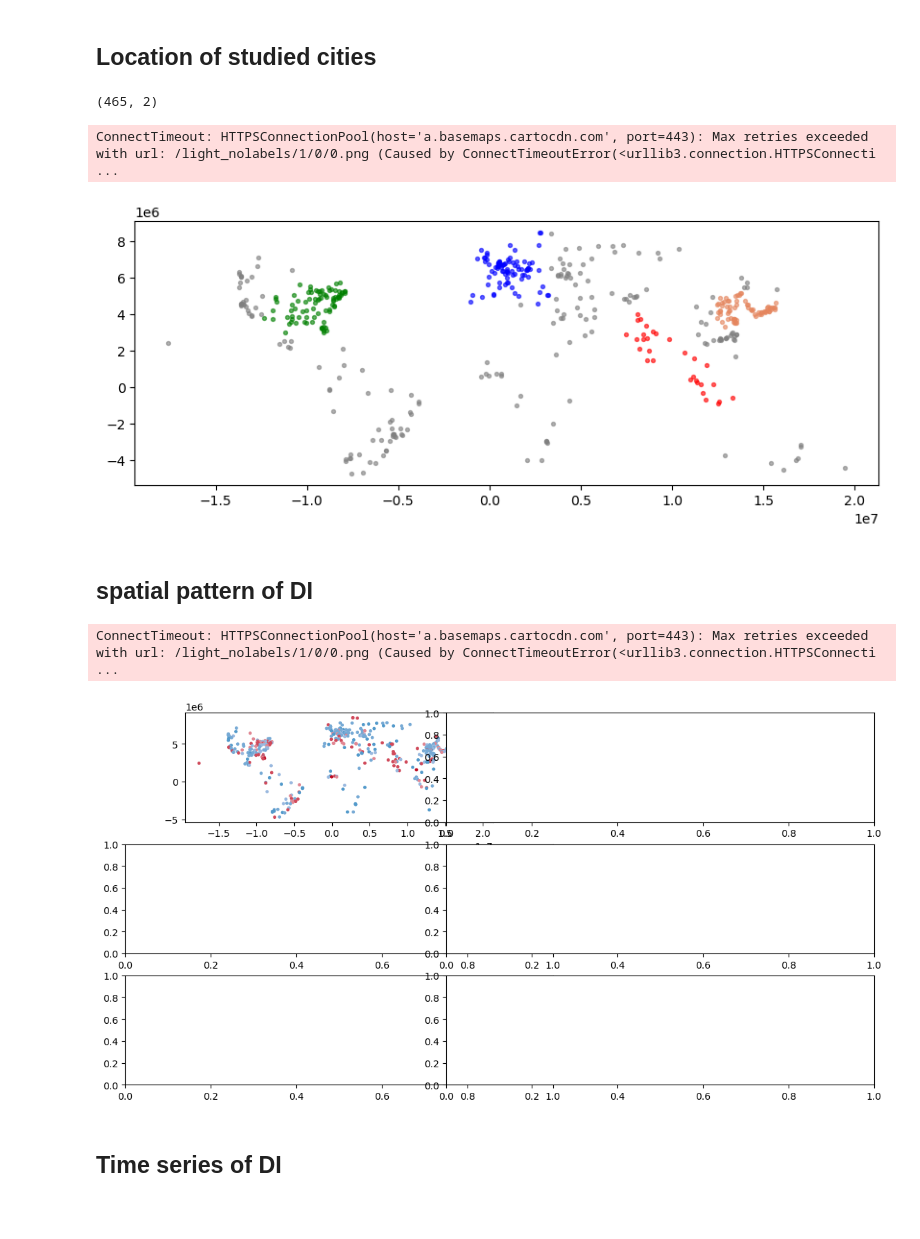
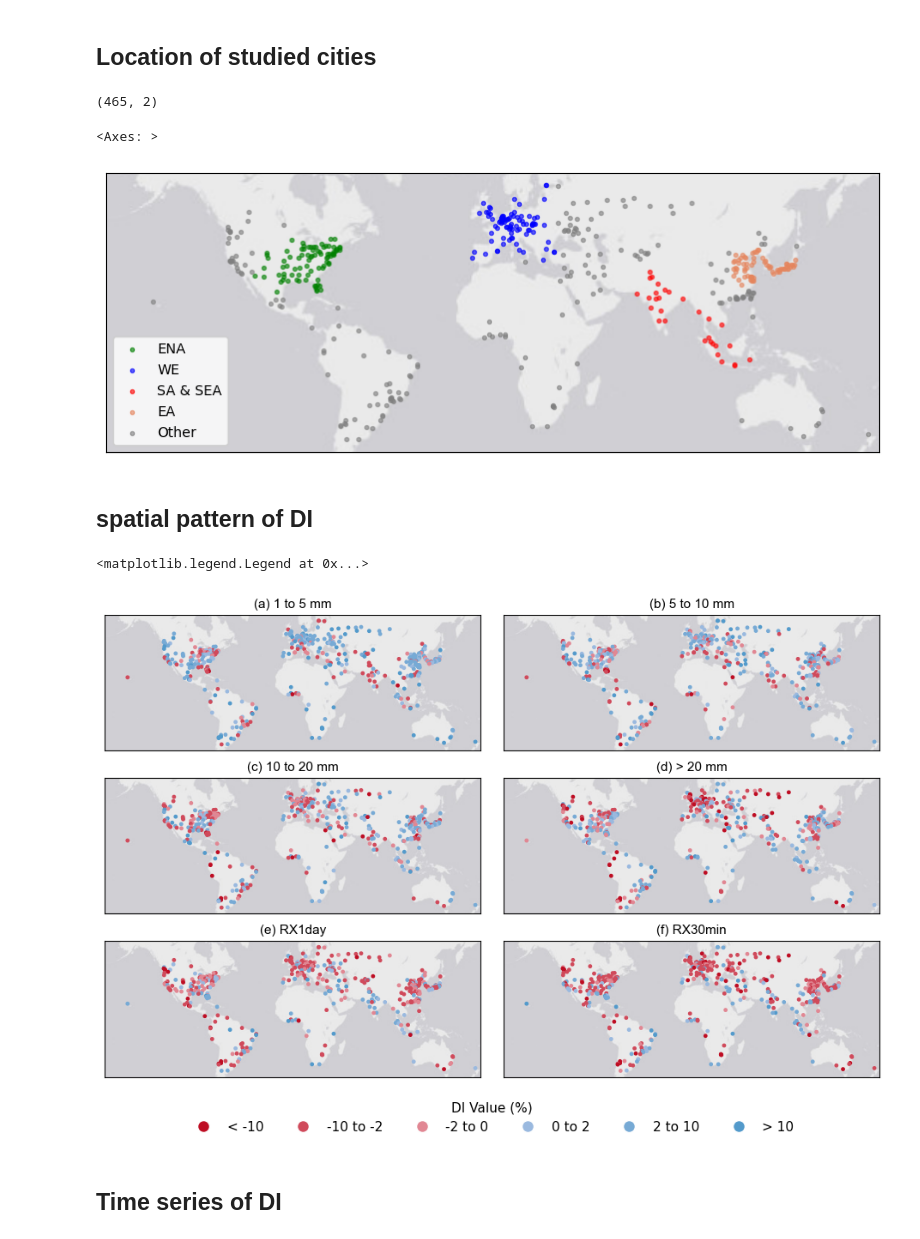
Before and after one commit to dingmz1997/urban-rainfall-analysis, a Jupyter notebook: code.ipynb, the cells around one changed output. Drawn from its saved outputs; the diff is of its cells as text; code cells hidden in the pictures; blank space fills up the shorter version.

```diff
--- a/code.ipynb
+++ b/code.ipynb
@@ -72,36 +72,36 @@ gdf_loc = gpd.GeoDataFrame(
     df_loc,
     geometry=gpd.points_from_xy(df_loc.lon, df_loc.lat),
     crs="EPSG:4326"
 ).to_crs(epsg=3857)
 w, s, e, n = gdf_loc.total_bounds
 # w, s, e, n
 
 def spatial_show_category(ax):
     for category, color in category_colors.items():
         gdf_loc[gdf_loc["category"] == category].plot(
             ax=ax,
             markersize=8,
             color=color,
             alpha=0.6,
             label=category
         )
     ctx.add_basemap(
         ax=ax,
         attribution="",
-        source=ctx.providers.CartoDB.PositronNoLabels,
+        source=ctx.providers.Esri.WorldGrayCanvas,
     )
 
     ax.axes.get_xaxis().set_visible(False)
     ax.axes.get_yaxis().set_visible(False)
     ax.autoscale(axis='x')
     ax.legend(loc = r"lower left",fontsize = 10)
     return ax
 fig, ax = plt.subplots(figsize=(10, 10))
 spatial_show_category(ax)
 # %% [output]
 (465, 2)
-ConnectTimeout: HTTPSConnectionPool(host='a.basemaps.cartocdn.com', port=443): Max retries exceeded with url: /light_nolabels/1/0/0.png (Caused by ConnectTimeoutError(<urllib3.connection.HTTPSConnecti ...
+<Axes: >
-[figure, old version]
+[figure, new version]
 # %% [markdown]
 ## spatial pattern of DI
 # %%
@@ -206,7 +206,7 @@ def plot_map(ax,data = color_df["1 to 5mm"]):
     ctx.add_basemap(
         ax=ax,
         attribution="",
-        source=ctx.providers.CartoDB.PositronNoLabels,
+        source=ctx.providers.Esri.WorldGrayCanvas,
         # source=ctx.providers.CartoDB.DarkMatterNoLabels,
         # source=ctx.providers.Esri.WorldTopoMap,
         # source="https://server.arcgisonline.com/ArcGIS/rest/services/{variant}/MapServer/tile/{z}/{y}/{x}"
@@ -239,8 +239,8 @@ for color, label in unique_colors.items():
                               markersize=10, markerfacecolor=color))
 fig.legend(handles=handles,loc='lower center',ncol=6, title="DI Value (%)",frameon=0,fontsize=11,title_fontsize=11)
 # %% [output]
-ConnectTimeout: HTTPSConnectionPool(host='a.basemaps.cartocdn.com', port=443): Max retries exceeded with url: /light_nolabels/1/0/0.png (Caused by ConnectTimeoutError(<urllib3.connection.HTTPSConnecti ...
+<matplotlib.legend.Legend at 0x...>
-[figure, old version]
+[figure, new version]
 # %% [markdown]
 ## Time series of DI
 # %%
```
